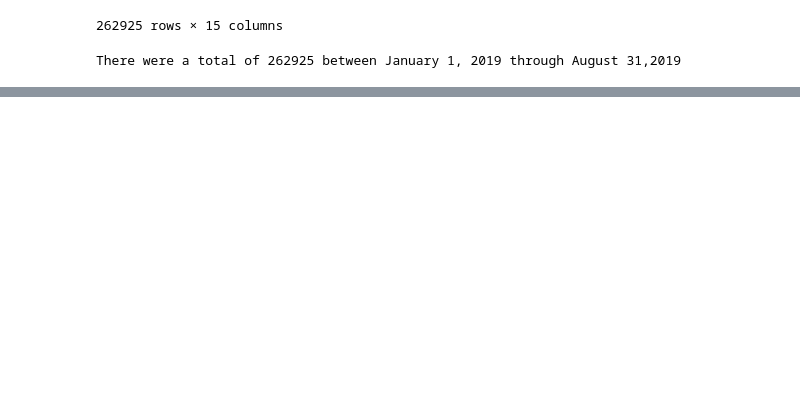
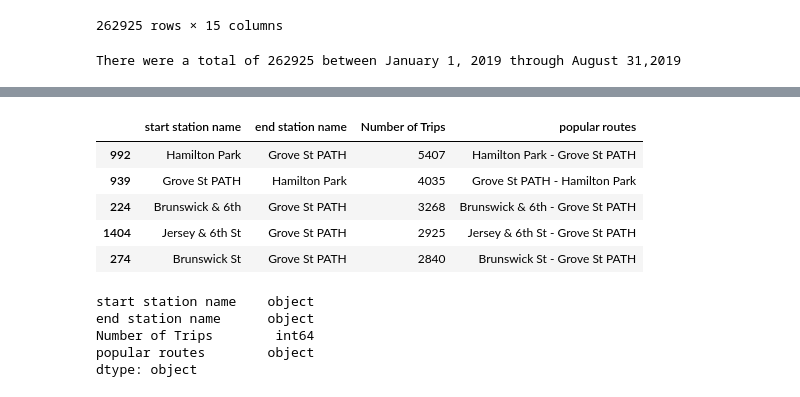
Before and after one commit to tnatoli29/Project_1, a Jupyter notebook: CitiBike/CitiBike 2019 Merge Data.ipynb, the cells around one changed output, grey strips where cells are left out. Cells and saved outputs as stored; diff of their text form; code cells hidden in the pictures; blank space fills up the shorter version.

```diff
--- a/CitiBike/CitiBike 2019 Merge Data.ipynb
+++ b/CitiBike/CitiBike 2019 Merge Data.ipynb
@@ -73,0 +261,6 @@ There were a total of 262925 between January 1, 2019 through August 31,2019
+# %%
+most_popular_routes_df = combined_citibike_df8.groupby(['start station name',
+                                                            'end station name'])\
+                                                            .size().reset_index(name = 'Number of Trips')
+most_popular_routes_df = most_popular_routes_df.sort_values(["Number of Trips"], ascending = False)
+most_popular_routes_df.head()
@@ -73,0 +274,19 @@ There were a total of 262925 between January 1, 2019 through August 31,2019
+# %%
+most_popular_routes_df['popular routes'] = most_popular_routes_df['start station name'].str.cat(most_popular_routes_df['end station name'],sep=" - ")
+most_popular_routes_df.head()
+# %% [output]
+|  | start station name | end station name | Number of Trips | popular routes |
+| 992 | Hamilton Park | Grove St PATH | 5407 | Hamilton Park - Grove St PATH |
+| 939 | Grove St PATH | Hamilton Park | 4035 | Grove St PATH - Hamilton Park |
+| 224 | Brunswick & 6th | Grove St PATH | 3268 | Brunswick & 6th - Grove St PATH |
+| 1404 | Jersey & 6th St | Grove St PATH | 2925 | Jersey & 6th St - Grove St PATH |
+| 274 | Brunswick St | Grove St PATH | 2840 | Brunswick St - Grove St PATH |
+# %%
+most_popular_routes_df["Number of Trips"] = most_popular_routes_df["Number of Trips"].astype('int')
+most_popular_routes_df.dtypes
+# %% [output]
+start station name    object
+end station name      object
+Number of Trips        int64
+popular routes        object
+dtype: object
```
Also changed, not shown: parts of 15 cells of this notebook.
